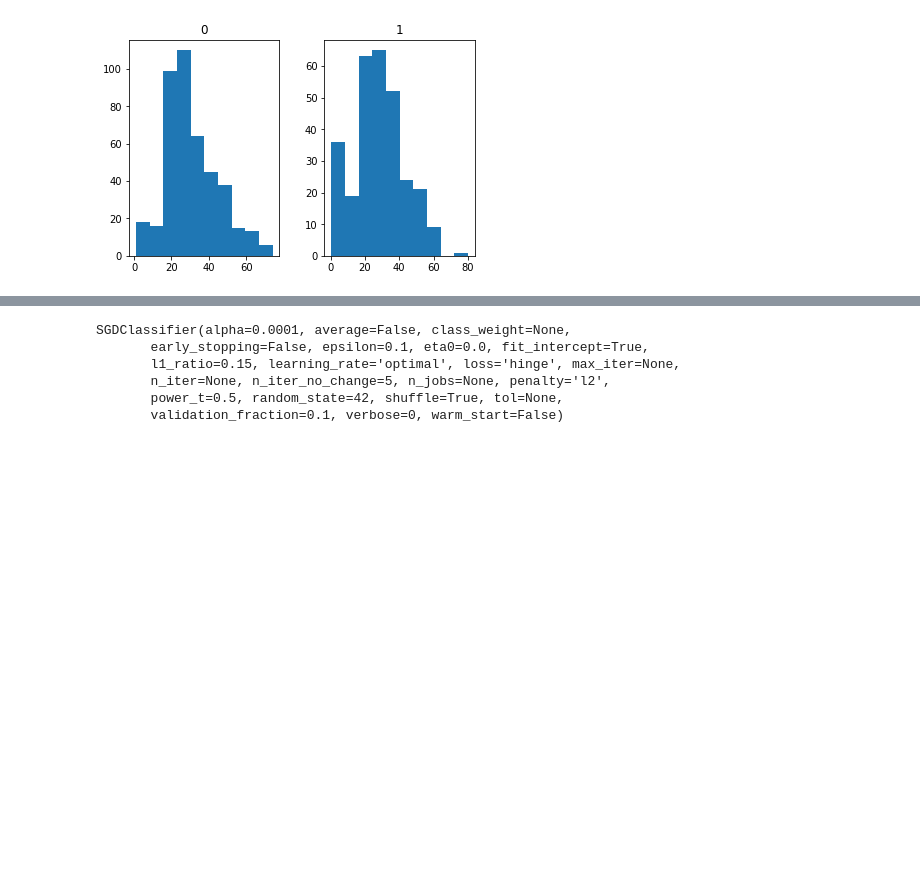
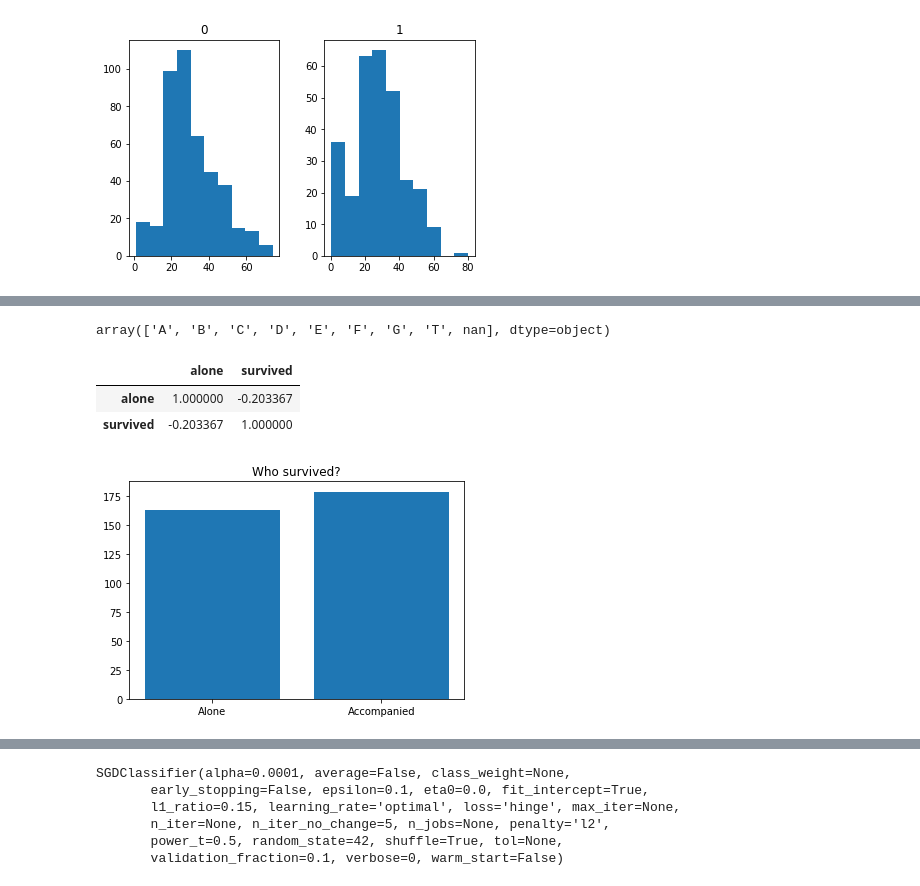
Before and after one commit to hankehly/handson-ml, a Jupyter notebook: exercises/3-3_titanic.ipynb, the cells around one changed output, grey strips where cells are left out. Cells and saved outputs as stored; diff of their text form; code cells hidden in the pictures; blank space fills up the shorter version.

```diff
--- a/exercises/3-3_titanic.ipynb
+++ b/exercises/3-3_titanic.ipynb
@@ -168,0 +204,4 @@ array([<matplotlib.axes._subplots.AxesSubplot object at 0x...>,
+# %%
+df_train['cabin'].str[0].sort_values().unique()
+# %% [output]
+array(['A', 'B', 'C', 'D', 'E', 'F', 'G', 'T', nan], dtype=object)
@@ -168,0 +213,19 @@ array([<matplotlib.axes._subplots.AxesSubplot object at 0x...>,
+# %%
+alone_mask = (X_train['sibsp'] == 0) & (X_train['parch'] == 0)
+
+df_train_copy = df_train.copy()
+df_train_copy['alone'] = alone_mask
+df_train_copy[['alone', 'survived']].corr()
+# %% [output]
+|  | alone | survived |
+| alone | 1.000000 | -0.203367 |
+| survived | -0.203367 | 1.000000 |
+# %%
+num_alone_survivors = (df_train_copy['alone'] & df_train_copy['survived']).sum()
+num_accompanied_survivors = ((df_train_copy['alone'] == False) & df_train_copy['survived']).sum()
+
+plt.bar(['Alone', 'Accompanied'], [num_alone_survivors, num_accompanied_survivors], align='center')
+plt.title('Who survived?')
+plt.show()
+# %% [output]
+[figure, added]
```
Also changed, not shown: parts of 38 cells of this notebook.
